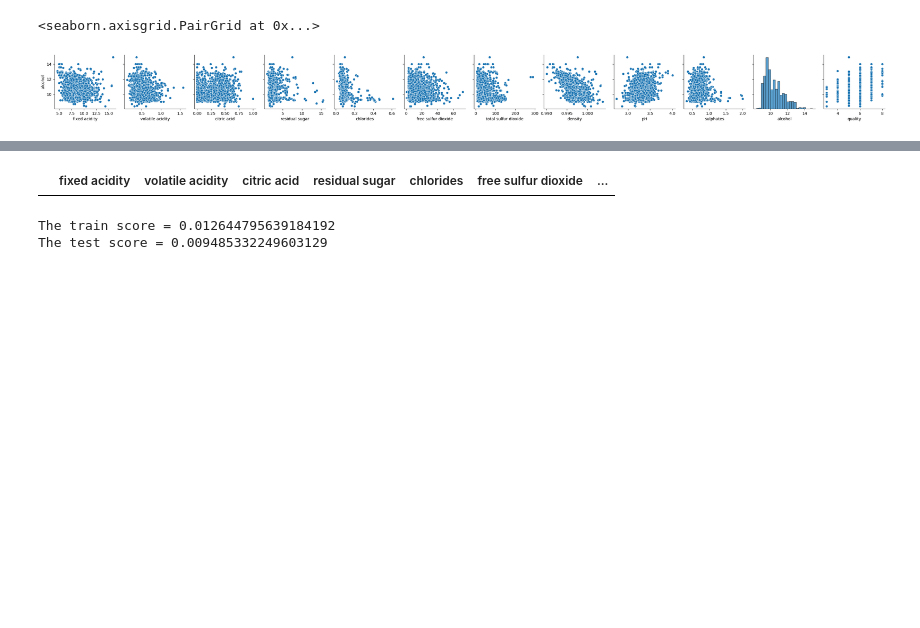
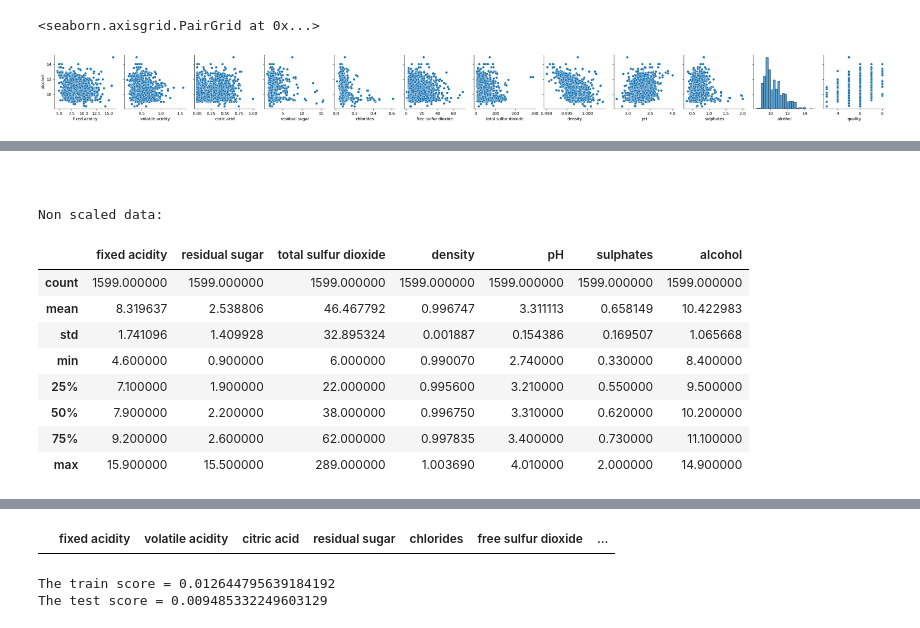
Before and after one commit to rkosova/hamk_applied_ml_group1, a Jupyter notebook: assignment_one.ipynb, the cells around one changed output, grey strips where cells are left out. Saved outputs shown, nothing was run; the diff lists cells and outputs as text; code cells hidden in the pictures; blank space fills up the shorter version.

```diff
--- a/assignment_one.ipynb
+++ b/assignment_one.ipynb
@@ -54,0 +103,21 @@ RMSE: 0.57, alcohol mean: 10.42, 5.44% error
+# %% [markdown]
+<br>
+# %%
+data_alc = data.drop(columns=['quality', 'free sulfur dioxide', 'volatile acidity', 'citric acid', 'chlorides'], axis=1)
+
+from sklearn.preprocessing import PolynomialFeatures
+poly = PolynomialFeatures(degree=2, include_bias=False)
+
+print(f"Non scaled data:")
+data_alc.describe()
+# %% [output]
+Non scaled data:
+|  | fixed acidity | residual sugar | total sulfur dioxide | density | pH | sulphates | alcohol |
+| count | 1599.000000 | 1599.000000 | 1599.000000 | 1599.000000 | 1599.000000 | 1599.000000 | 1599.000000 |
+| mean | 8.319637 | 2.538806 | 46.467792 | 0.996747 | 3.311113 | 0.658149 | 10.422983 |
+| std | 1.741096 | 1.409928 | 32.895324 | 0.001887 | 0.154386 | 0.169507 | 1.065668 |
+| min | 4.600000 | 0.900000 | 6.000000 | 0.990070 | 2.740000 | 0.330000 | 8.400000 |
+| 25% | 7.100000 | 1.900000 | 22.000000 | 0.995600 | 3.210000 | 0.550000 | 9.500000 |
+| 50% | 7.900000 | 2.200000 | 38.000000 | 0.996750 | 3.310000 | 0.620000 | 10.200000 |
+| 75% | 9.200000 | 2.600000 | 62.000000 | 0.997835 | 3.400000 | 0.730000 | 11.100000 |
+| max | 15.900000 | 15.500000 | 289.000000 | 1.003690 | 4.010000 | 2.000000 | 14.900000 |
```
Also changed, not shown: parts of 11 cells of this notebook.
